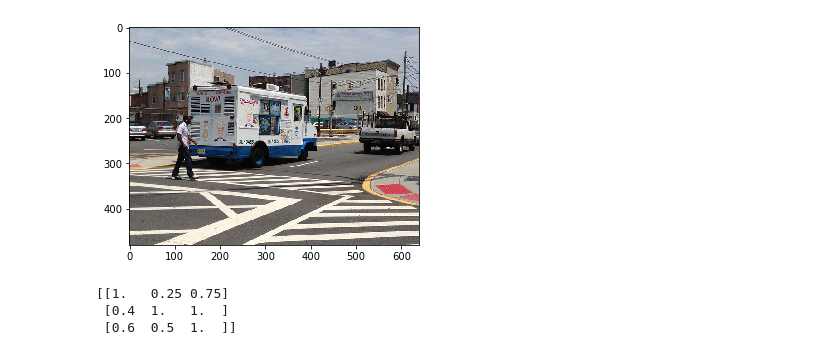
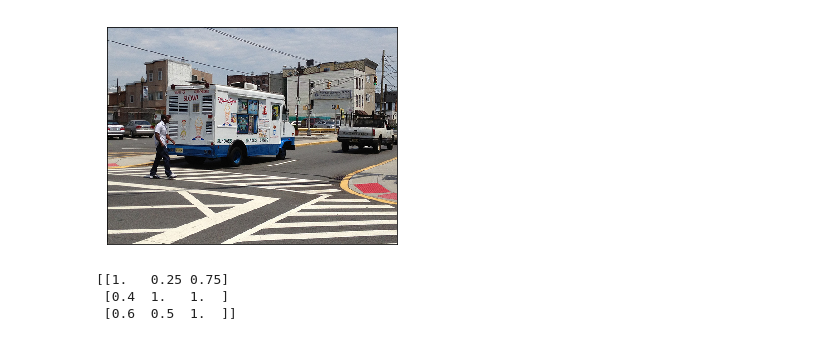
Before and after one commit to seb5666/image_captions, a Jupyter notebook: evaluation/Test voting advantage.ipynb, the cells around one changed output. Saved outputs shown, nothing was run; the diff lists cells and outputs as text; code cells hidden in the pictures.

```diff
--- a/evaluation/Test voting advantage.ipynb
+++ b/evaluation/Test voting advantage.ipynb
@@ -35,10 +35,13 @@ def print_image(image_id, image_dir = "../../val2014_2/val2014/"):
     image_path = "{}{}.jpg".format(image_dir, image_id)
     img=mpimg.imread(image_path)
     imgplot = plt.imshow(img)
-# %%
-print_image(2)
-# %% [output]
-[figure, removed]
+# %%
+print_image(2)
+plt.xticks([])
+plt.yticks([])
+plt.show()
+# %% [output]
+[figure, added]
 # %%
 captions = [
     "an ice cream van driving past the street",
```
Also changed, not shown: parts of 2 cells of this notebook, 1 other file.
